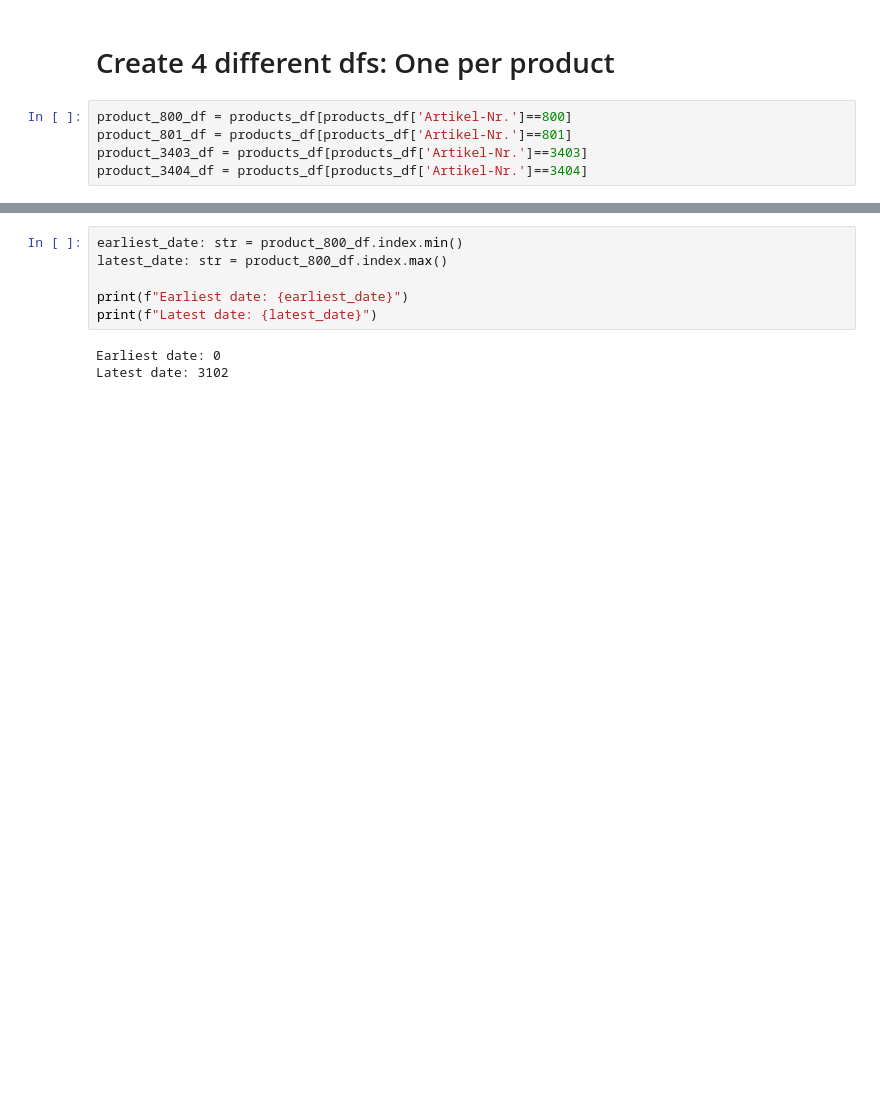
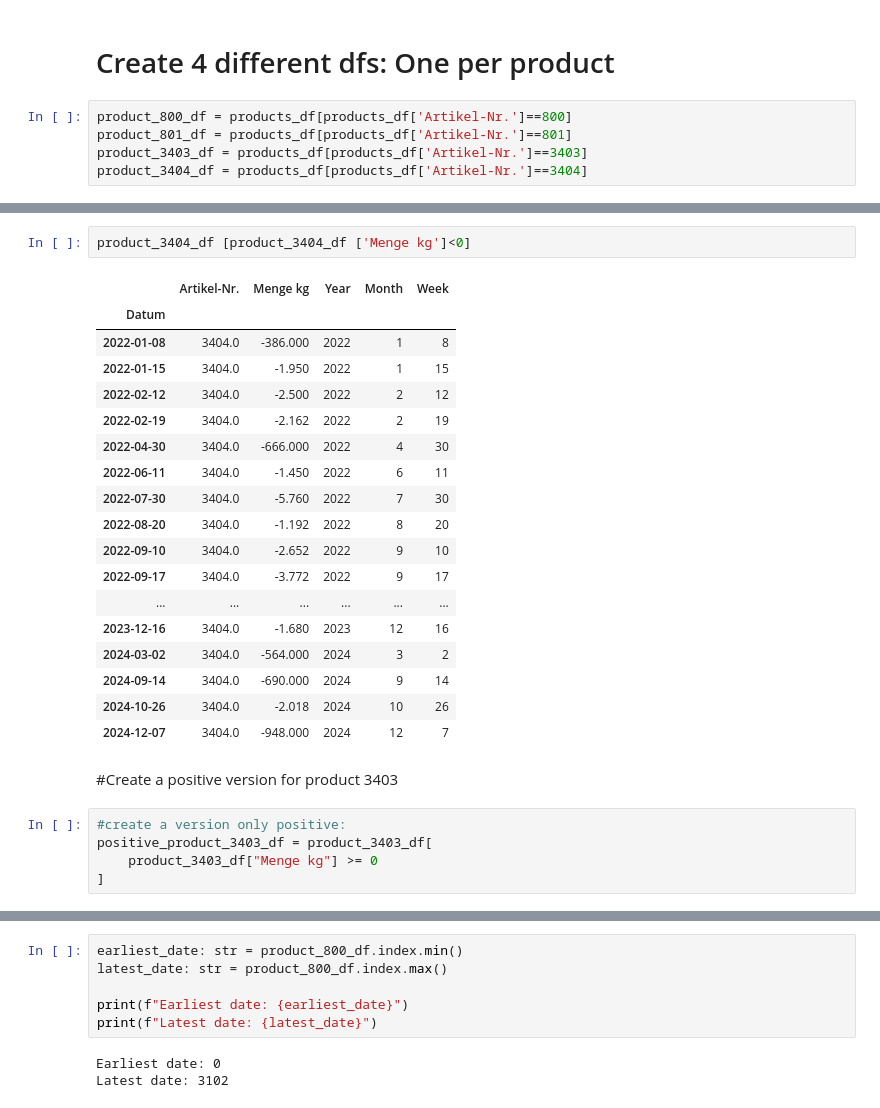
Before and after one commit to Julien-Dufresne/product_prognostic, a Jupyter notebook: Praktikum_prices_1_understanding_time_series.ipynb, the cells around one changed output, grey strips where cells are left out. Cells and saved outputs as stored; diff of their text form; blank space fills up the shorter version.

```diff
--- a/Praktikum_prices_1_understanding_time_series.ipynb
+++ b/Praktikum_prices_1_understanding_time_series.ipynb
@@ -152,0 +195,28 @@ product_3403_df
+# %%
+product_3404_df [product_3404_df ['Menge kg']<0]
+# %% [output]
+|  | Artikel-Nr. | Menge kg | Year | Month | Week |
+| Datum |  |  |  |  |  |
+| 2022-01-08 | 3404.0 | -386.000 | 2022 | 1 | 8 |
+| 2022-01-15 | 3404.0 | -1.950 | 2022 | 1 | 15 |
+| 2022-02-12 | 3404.0 | -2.500 | 2022 | 2 | 12 |
+| 2022-02-19 | 3404.0 | -2.162 | 2022 | 2 | 19 |
+| 2022-04-30 | 3404.0 | -666.000 | 2022 | 4 | 30 |
+| 2022-06-11 | 3404.0 | -1.450 | 2022 | 6 | 11 |
+| 2022-07-30 | 3404.0 | -5.760 | 2022 | 7 | 30 |
+| 2022-08-20 | 3404.0 | -1.192 | 2022 | 8 | 20 |
+| 2022-09-10 | 3404.0 | -2.652 | 2022 | 9 | 10 |
+| 2022-09-17 | 3404.0 | -3.772 | 2022 | 9 | 17 |
+| ... | ... | ... | ... | ... | ... |
+| 2023-12-16 | 3404.0 | -1.680 | 2023 | 12 | 16 |
+| 2024-03-02 | 3404.0 | -564.000 | 2024 | 3 | 2 |
+| 2024-09-14 | 3404.0 | -690.000 | 2024 | 9 | 14 |
+| 2024-10-26 | 3404.0 | -2.018 | 2024 | 10 | 26 |
+| 2024-12-07 | 3404.0 | -948.000 | 2024 | 12 | 7 |
+# %% [markdown]
+#Create a positive version for product 3403
+# %%
+#create a version only positive:
+positive_product_3403_df = product_3403_df[
+    product_3403_df["Menge kg"] >= 0
+]
```
Also changed, not shown: parts of 18 cells of this notebook.
